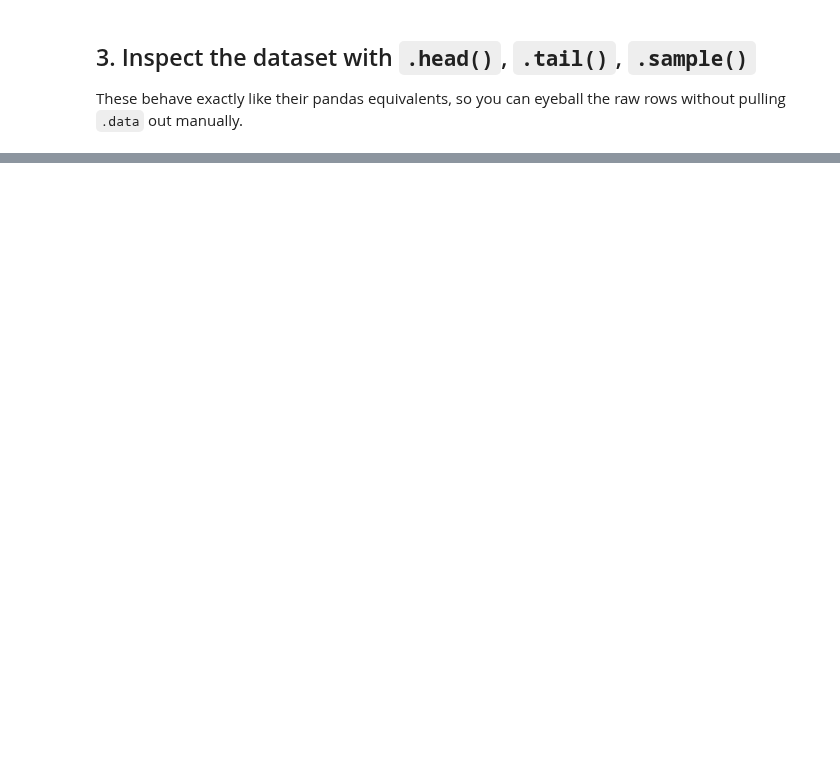
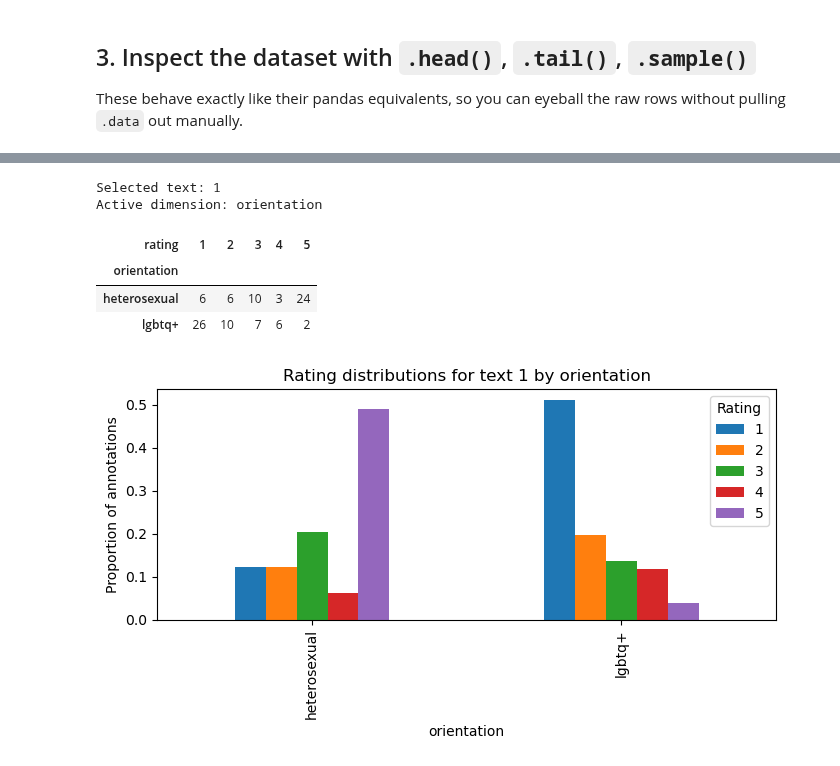
Before and after one commit to Swkratis210204/polartox, a Jupyter notebook: data_gen/datagen_demo.ipynb, the cells around one changed output, grey strips where cells are left out. Saved outputs shown, nothing was run; the diff lists cells and outputs as text; code cells hidden in the pictures; blank space fills up the shorter version.

```diff
--- a/data_gen/datagen_demo.ipynb
+++ b/data_gen/datagen_demo.ipynb
@@ -156,0 +244,66 @@ plt.show()
+# %%
+# For this simple example, choose a text with exactly one active dimension.
+# This lets us connect the ground truth to the observed ratings without
+# introducing intersectional effects yet.
+
+example_id = next(
+    text_id
+    for text_id, config in ground_truth.items()
+    if len(config["active_dims"]) == 1
+)
+
+example_gt = ground_truth[example_id]
+dim = example_gt["active_dims"][0]
+
+text_data = dataset[
+    dataset["text_id"] == example_id
+]
+
+print(f"Selected text: {example_id}")
+print(f"Active dimension: {dim}")
+# %% [output]
+Selected text: 1
+Active dimension: orientation
+# %%
+# Count the ratings separately for each group of the active dimension.
+# Because ratings are discrete (1–5), showing their frequencies is more
+# informative here than a boxplot.
+
+rating_distribution = (
+    text_data
+    .groupby([dim, "rating"])
+    .size()
+    .unstack(fill_value=0)
+)
+
+display(rating_distribution)
+# %% [output]
+| rating | 1 | 2 | 3 | 4 | 5 |
+| orientation |  |  |  |  |  |
+| heterosexual | 6 | 6 | 10 | 3 | 24 |
+| lgbtq+ | 26 | 10 | 7 | 6 | 2 |
+# %%
+# Convert counts to proportions so groups of different sizes can be
+# compared directly.
+
+rating_proportions = (
+    rating_distribution
+    .div(rating_distribution.sum(axis=1), axis=0)
+)
+
+rating_proportions.plot(
+    kind="bar",
+    figsize=(7, 4),
+)
+
+plt.xlabel(dim)
+plt.ylabel("Proportion of annotations")
+plt.title(
+    f"Rating distributions for text {example_id} by {dim}"
+)
+
+plt.legend(title="Rating")
+plt.tight_layout()
+plt.show()
+# %% [output]
+[figure, added]
```
Also changed, not shown: parts of 32 cells of this notebook, 32 other files.
